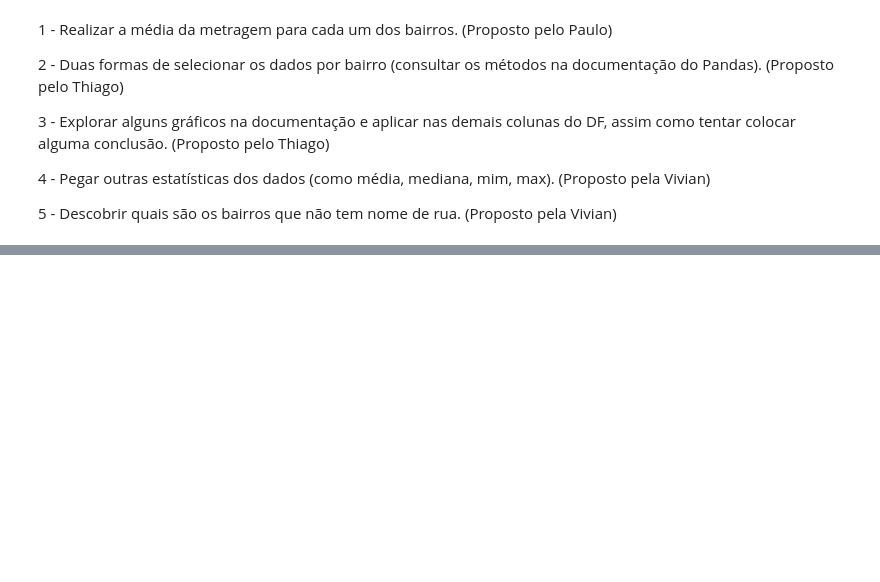
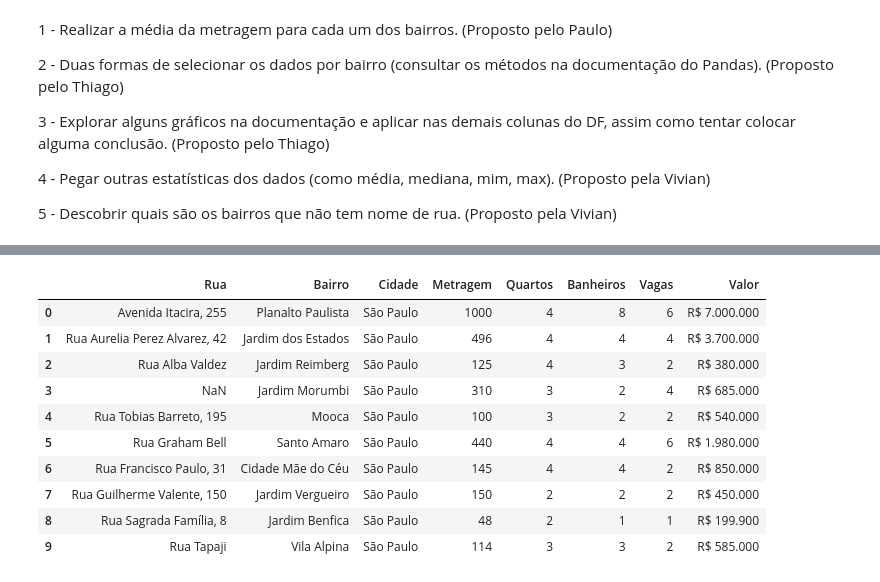
Before and after one commit to phenriquep00/imersao-dados-4, a Jupyter notebook: imersao_dados_4_01.ipynb, the cells around one changed output, grey strips where cells are left out. Drawn from its saved outputs; the diff is of its cells as text; code cells hidden in the pictures; blank space fills up the shorter version.

```diff
--- a/imersao_dados_4_01.ipynb
+++ b/imersao_dados_4_01.ipynb
@@ -130,0 +175,15 @@ n_imoveis_bairro.head(10).plot.bar()
+# %%
+# forma 2: dataframe.iloc[] (filtro por index)
+data.iloc[0:10]
+# %% [output]
+|  | Rua | Bairro | Cidade | Metragem | Quartos | Banheiros | Vagas | Valor |
+| 0 | Avenida Itacira, 255 | Planalto Paulista | São Paulo | 1000 | 4 | 8 | 6 | R$ 7.000.000 |
+| 1 | Rua Aurelia Perez Alvarez, 42 | Jardim dos Estados | São Paulo | 496 | 4 | 4 | 4 | R$ 3.700.000 |
+| 2 | Rua Alba Valdez | Jardim Reimberg | São Paulo | 125 | 4 | 3 | 2 | R$ 380.000 |
+| 3 | NaN | Jardim Morumbi | São Paulo | 310 | 3 | 2 | 4 | R$ 685.000 |
+| 4 | Rua Tobias Barreto, 195 | Mooca | São Paulo | 100 | 3 | 2 | 2 | R$ 540.000 |
+| 5 | Rua Graham Bell | Santo Amaro | São Paulo | 440 | 4 | 4 | 6 | R$ 1.980.000 |
+| 6 | Rua Francisco Paulo, 31 | Cidade Mãe do Céu | São Paulo | 145 | 4 | 4 | 2 | R$ 850.000 |
+| 7 | Rua Guilherme Valente, 150 | Jardim Vergueiro | São Paulo | 150 | 2 | 2 | 2 | R$ 450.000 |
+| 8 | Rua Sagrada Família, 8 | Jardim Benfica | São Paulo | 48 | 2 | 1 | 1 | R$ 199.900 |
+| 9 | Rua Tapaji | Vila Alpina | São Paulo | 114 | 3 | 3 | 2 | R$ 585.000 |
```
Also changed, not shown: parts of 5 cells of this notebook.
